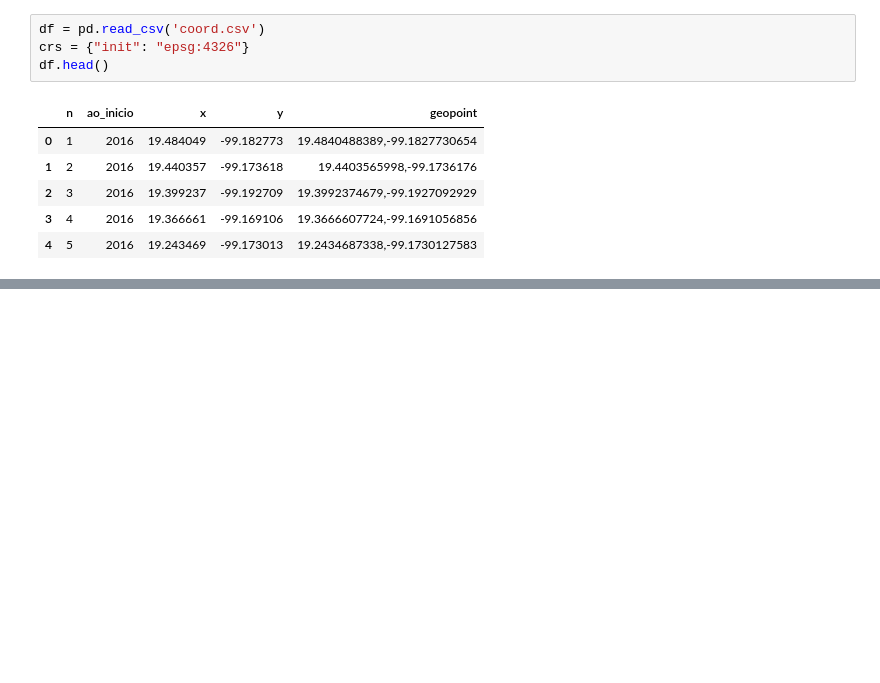
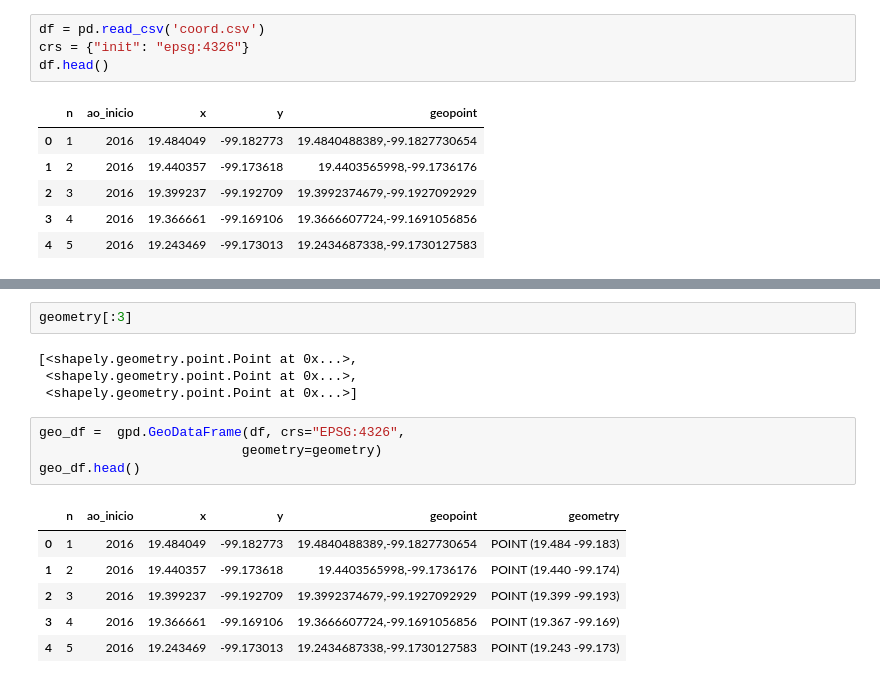
Before and after one commit to prope-2020-gh-classroom/practica-final-por-equipos-verano-2020-itam-patyua, a Jupyter notebook: Mapa.ipynb, the cells around one changed output, grey strips where cells are left out. Drawn from its saved outputs; the diff is of its cells as text; blank space fills up the shorter version.

```diff
--- a/Mapa.ipynb
+++ b/Mapa.ipynb
@@ -23,0 +22,17 @@ NameError: name 'Point' is not defined
+# %%
+geometry[:3]
+# %% [output]
+[<shapely.geometry.point.Point at 0x...>,
+ <shapely.geometry.point.Point at 0x...>,
+ <shapely.geometry.point.Point at 0x...>]
+# %%
+geo_df =  gpd.GeoDataFrame(df, crs="EPSG:4326",
+                          geometry=geometry)
+geo_df.head()
+# %% [output]
+|  | n | ao_inicio | x | y | geopoint | geometry |
+| 0 | 1 | 2016 | 19.484049 | -99.182773 | 19.4840488389,-99.1827730654 | POINT (19.484 -99.183) |
+| 1 | 2 | 2016 | 19.440357 | -99.173618 | 19.4403565998,-99.1736176 | POINT (19.440 -99.174) |
+| 2 | 3 | 2016 | 19.399237 | -99.192709 | 19.3992374679,-99.1927092929 | POINT (19.399 -99.193) |
+| 3 | 4 | 2016 | 19.366661 | -99.169106 | 19.3666607724,-99.1691056856 | POINT (19.367 -99.169) |
+| 4 | 5 | 2016 | 19.243469 | -99.173013 | 19.2434687338,-99.1730127583 | POINT (19.243 -99.173) |
```
Also changed, not shown: parts of 9 cells of this notebook.
